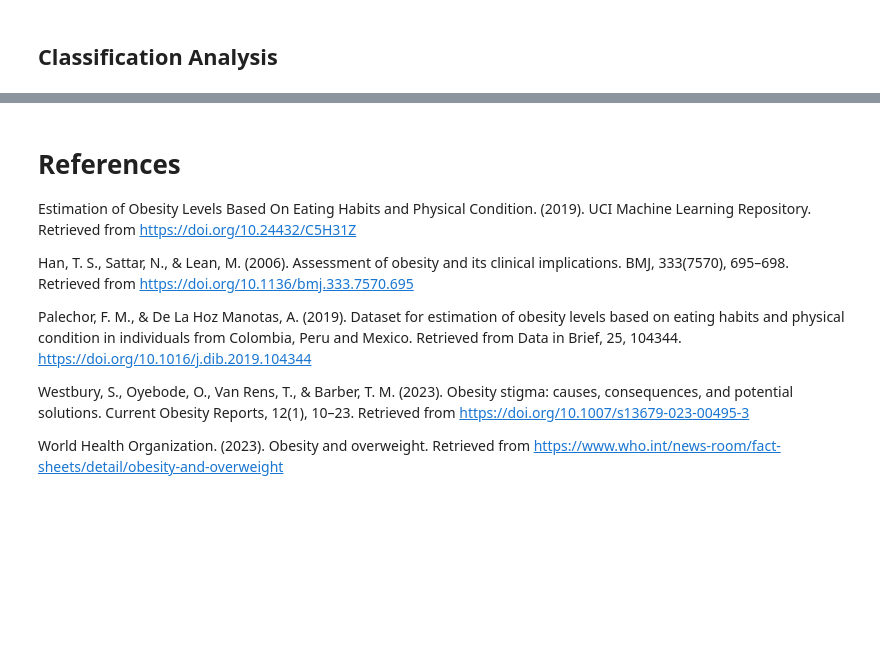
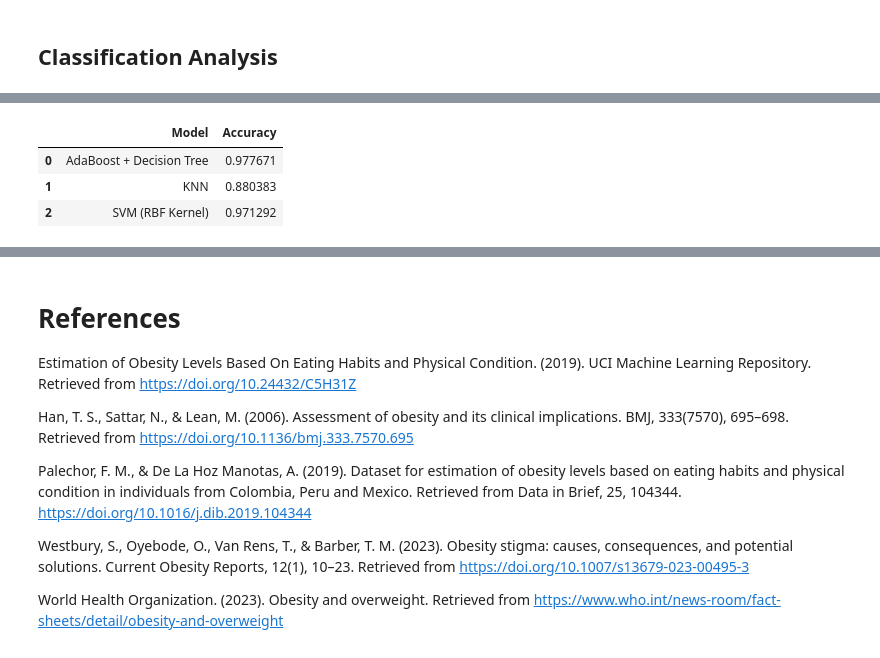
Before and after one commit to UBC-MDS/obesity-classifier-group17, a Jupyter notebook: notebooks/obesity_level_predictor_report.ipynb, the cells around one changed output, grey strips where cells are left out. Cells and saved outputs as stored; diff of their text form; code cells hidden in the pictures; blank space fills up the shorter version.

```diff
--- a/notebooks/obesity_level_predictor_report.ipynb
+++ b/notebooks/obesity_level_predictor_report.ipynb
@@ -677,3 +686,23 @@ Accuracy: 0.9872408293460925
+# %%
+# Evaluate by test set
+test_results = {}
+for name, pipeline in trained_pipelines.items():
+    y_pred = pipeline.predict(test_df.drop('obesity_level', axis=1))
+
+    # Evaluate performance
+    accuracy = accuracy_score(test_df['obesity_level'], y_pred)
+    test_results[name] = {
+        "Accuracy": accuracy
+    }
+
+test_results_df = pd.DataFrame.from_dict(test_results, orient='index').reset_index()
+test_results_df.columns = ['Model', 'Accuracy']
+test_results_df
+# %% [output]
+|  | Model | Accuracy |
+| 0 | AdaBoost + Decision Tree | 0.977671 |
+| 1 | KNN | 0.880383 |
+| 2 | SVM (RBF Kernel) | 0.971292 |
 # %%
 # Result Visualization of model comparison
 results_data = pd.DataFrame({
```
Also changed, not shown: parts of 10 cells of this notebook, 12 other files.
